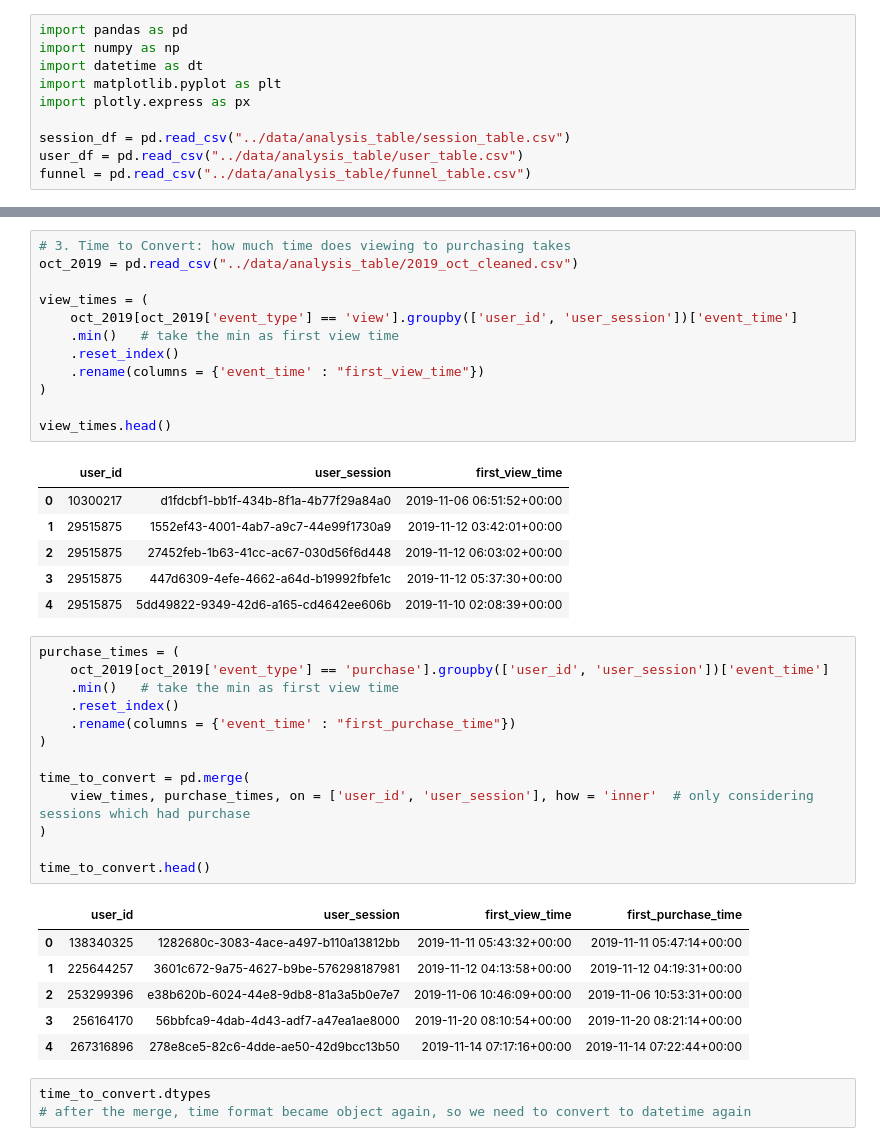
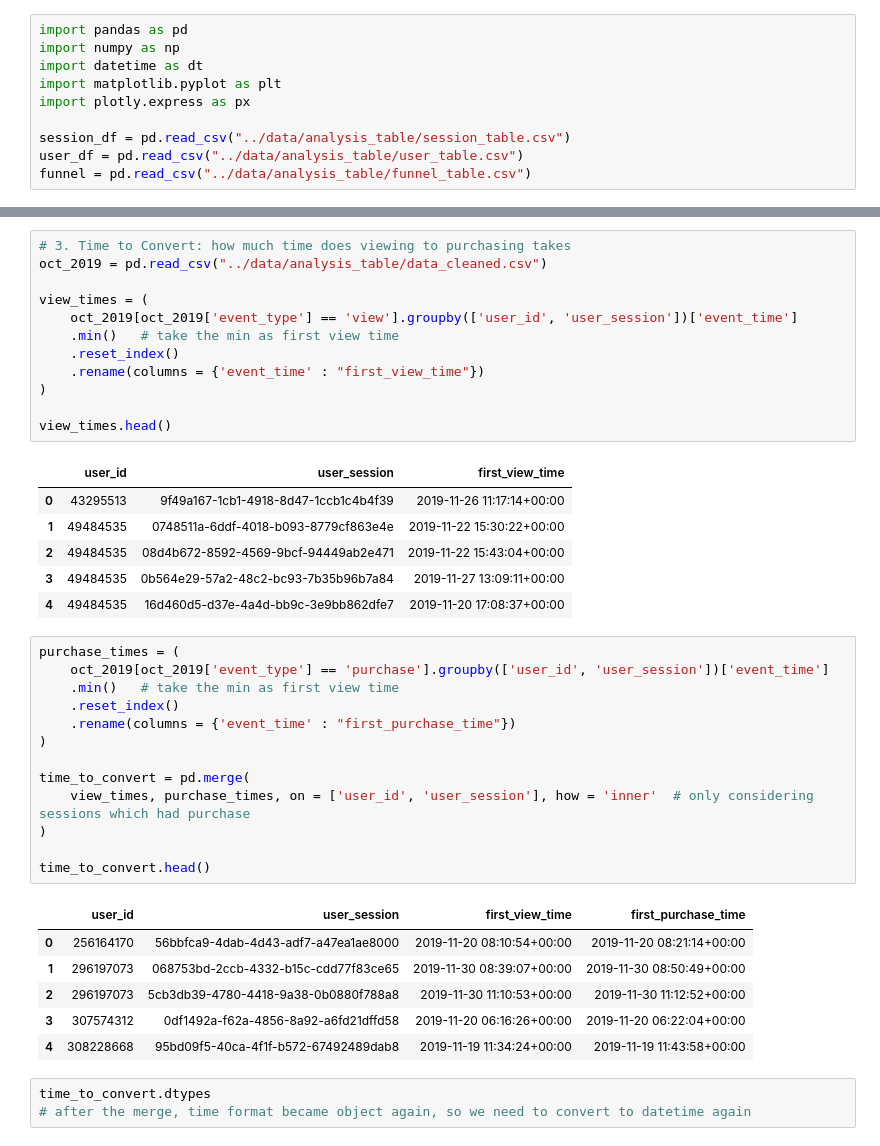
Before and after one commit to katyyhc/ecommerce-userbehavior-analysis, a Jupyter notebook: notebook/02_funnel_analysis.ipynb, the cells around one changed output, grey strips where cells are left out. Drawn from its saved outputs; the diff is of its cells as text.

```diff
--- a/notebook/02_funnel_analysis.ipynb
+++ b/notebook/02_funnel_analysis.ipynb
@@ -94,22 +89,22 @@ fig.show()
 # %%
 # 3. Time to Convert: how much time does viewing to purchasing takes
-oct_2019 = pd.read_csv("../data/analysis_table/2019_oct_cleaned.csv")
+oct_2019 = pd.read_csv("../data/analysis_table/data_cleaned.csv")
 
 view_times = (
     oct_2019[oct_2019['event_type'] == 'view'].groupby(['user_id', 'user_session'])['event_time']
     .min()   # take the min as first view time
     .reset_index()
     .rename(columns = {'event_time' : "first_view_time"})
 )
 
 view_times.head()
 # %% [output]
 |  | user_id | user_session | first_view_time |
-| 0 | 10300217 | d1fdcbf1-bb1f-434b-8f1a-4b77f29a84a0 | 2019-11-06 06:51:52+00:00 |
-| 1 | 29515875 | 1552ef43-4001-4ab7-a9c7-44e99f1730a9 | 2019-11-12 03:42:01+00:00 |
-| 2 | 29515875 | 27452feb-1b63-41cc-ac67-030d56f6d448 | 2019-11-12 06:03:02+00:00 |
-| 3 | 29515875 | 447d6309-4efe-4662-a64d-b19992fbfe1c | 2019-11-12 05:37:30+00:00 |
-| 4 | 29515875 | 5dd49822-9349-42d6-a165-cd4642ee606b | 2019-11-10 02:08:39+00:00 |
+| 0 | 43295513 | 9f49a167-1cb1-4918-8d47-1ccb1c4b4f39 | 2019-11-26 11:17:14+00:00 |
+| 1 | 49484535 | 0748511a-6ddf-4018-b093-8779cf863e4e | 2019-11-22 15:30:22+00:00 |
+| 2 | 49484535 | 08d4b672-8592-4569-9bcf-94449ab2e471 | 2019-11-22 15:43:04+00:00 |
+| 3 | 49484535 | 0b564e29-57a2-48c2-bc93-7b35b96b7a84 | 2019-11-27 13:09:11+00:00 |
+| 4 | 49484535 | 16d460d5-d37e-4a4d-bb9c-3e9bb862dfe7 | 2019-11-20 17:08:37+00:00 |
 # %%
 purchase_times = (
     oct_2019[oct_2019['event_type'] == 'purchase'].groupby(['user_id', 'user_session'])['event_time']
@@ -125,11 +120,11 @@ time_to_convert = pd.merge(
 time_to_convert.head()
 # %% [output]
 |  | user_id | user_session | first_view_time | first_purchase_time |
-| 0 | 138340325 | 1282680c-3083-4ace-a497-b110a13812bb | 2019-11-11 05:43:32+00:00 | 2019-11-11 05:47:14+00:00 |
-| 1 | 225644257 | 3601c672-9a75-4627-b9be-576298187981 | 2019-11-12 04:13:58+00:00 | 2019-11-12 04:19:31+00:00 |
-| 2 | 253299396 | e38b620b-6024-44e8-9db8-81a3a5b0e7e7 | 2019-11-06 10:46:09+00:00 | 2019-11-06 10:53:31+00:00 |
-| 3 | 256164170 | 56bbfca9-4dab-4d43-adf7-a47ea1ae8000 | 2019-11-20 08:10:54+00:00 | 2019-11-20 08:21:14+00:00 |
-| 4 | 267316896 | 278e8ce5-82c6-4dde-ae50-42d9bcc13b50 | 2019-11-14 07:17:16+00:00 | 2019-11-14 07:22:44+00:00 |
+| 0 | 256164170 | 56bbfca9-4dab-4d43-adf7-a47ea1ae8000 | 2019-11-20 08:10:54+00:00 | 2019-11-20 08:21:14+00:00 |
+| 1 | 296197073 | 068753bd-2ccb-4332-b15c-cdd77f83ce65 | 2019-11-30 08:39:07+00:00 | 2019-11-30 08:50:49+00:00 |
+| 2 | 296197073 | 5cb3db39-4780-4418-9a38-0b0880f788a8 | 2019-11-30 11:10:53+00:00 | 2019-11-30 11:12:52+00:00 |
+| 3 | 307574312 | 0df1492a-f62a-4856-8a92-a6fd21dffd58 | 2019-11-20 06:16:26+00:00 | 2019-11-20 06:22:04+00:00 |
+| 4 | 308228668 | 95bd09f5-40ca-4f1f-b572-67492489dab8 | 2019-11-19 11:34:24+00:00 | 2019-11-19 11:43:58+00:00 |
 # %%
 time_to_convert.dtypes
 # after the merge, time format became object again, so we need to convert to datetime again
```
Also changed, not shown: parts of 10 cells of this notebook, 4 other files.
